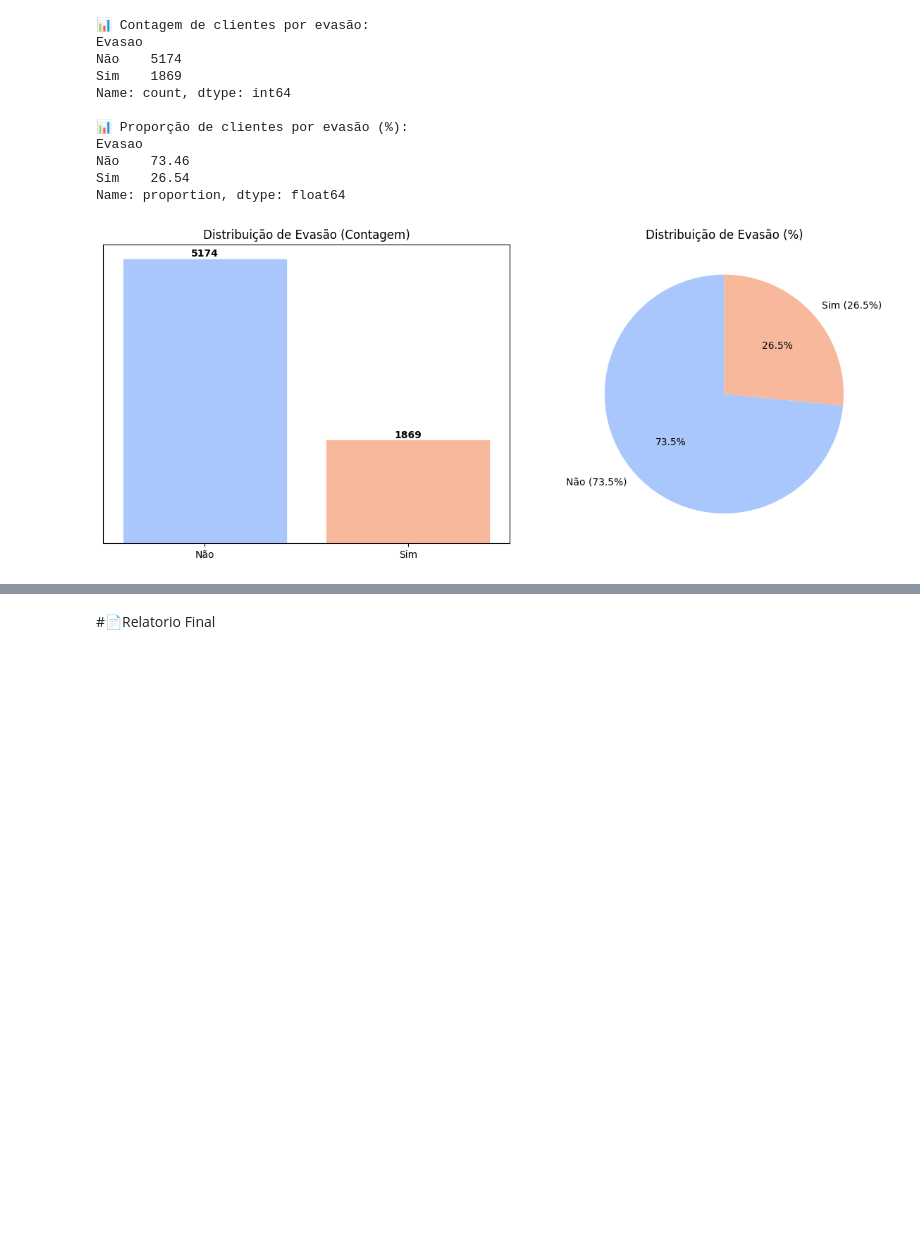
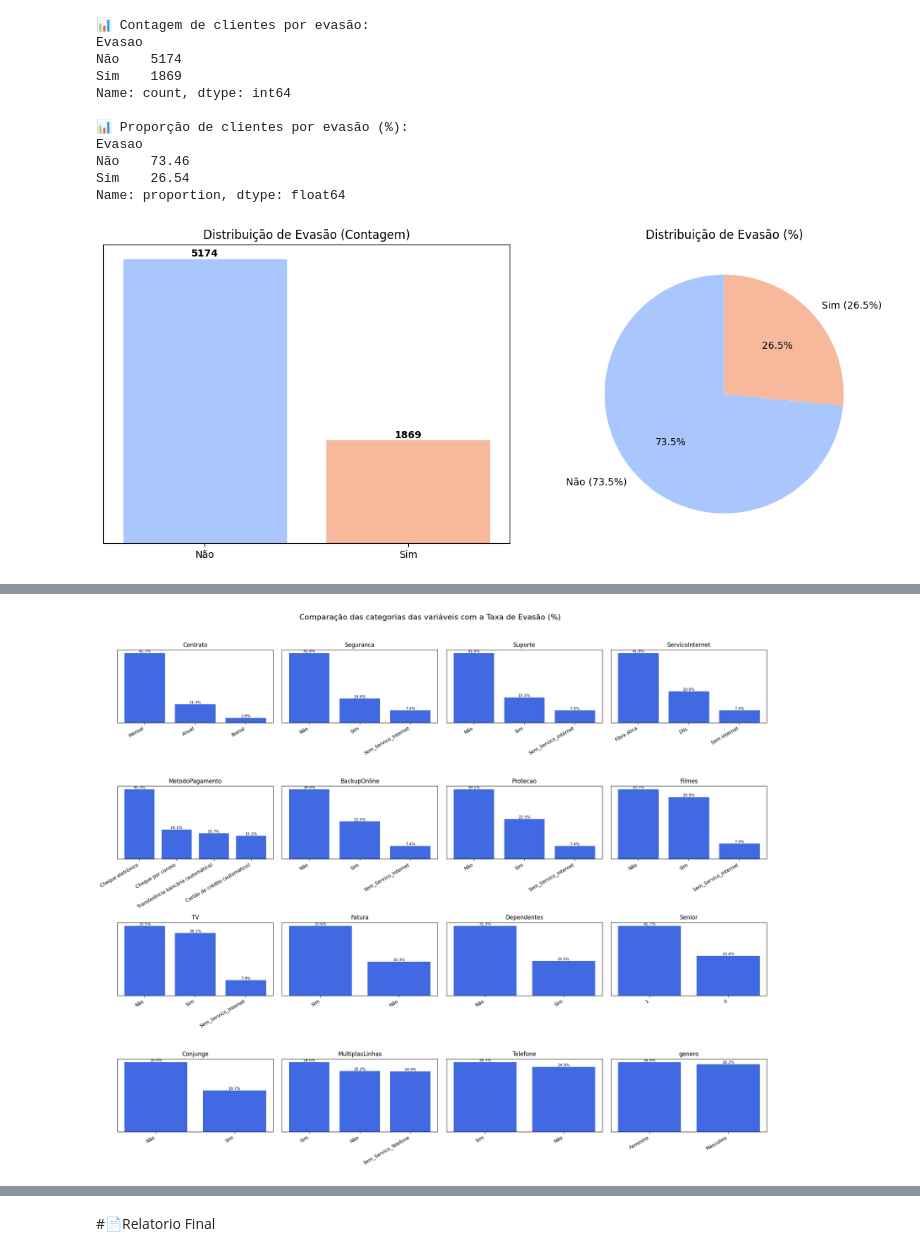
Before and after one commit to alexandregv22/Desafio_TelecomX, a Jupyter notebook: TelecomX_BR.ipynb, the cells around one changed output, grey strips where cells are left out. Drawn from its saved outputs; the diff is of its cells as text; code cells hidden in the pictures; blank space fills up the shorter version.

Commit message:
AlteraçãoGeral

```diff
--- a/TelecomX_BR.ipynb
+++ b/TelecomX_BR.ipynb
@@ -770,0 +636,69 @@ plt.show()
+# %%
+# Lista de variáveis categóricas
+cat_cols = ['Contrato', 'Seguranca', 'Suporte', 'ServicoInternet',
+            'MetodoPagamento', 'BackupOnline', 'Protecao', 'Filmes', 'TV', 'Fatura',
+            'Dependentes', 'Senior', 'Conjunge', 'MultiplasLinhas', 'Telefone', 'genero']
+
+# Inicializa lista de resultados
+results = []
+
+for col in cat_cols:
+    if col in df.columns:
+        # Tabela de contingência
+        table = pd.crosstab(df[col], df['Evasao'])
+        chi2, p, _, _ = chi2_contingency(table)
+        n = table.sum().sum()
+        cramers_v = np.sqrt(chi2 / (n * (min(table.shape)-1)))
+        results.append({'variavel': col, 'cramers_v': cramers_v, 'p_valor_chi2': p})
+
+# Criar DataFrame
+estat_df = pd.DataFrame(results).sort_values(by='cramers_v', ascending=False)
+estat_df
+
+# Select top variables based on Cramer's V
+top_vars = estat_df['variavel'].tolist()  # ou selecionar um subset, ex: estat_df['variavel'].head(5).tolist()
+
+cols_per_row = 4
+rows = math.ceil(len(top_vars) / cols_per_row)
+
+fig, axes = plt.subplots(rows, cols_per_row, figsize=(cols_per_row * 5, rows * 4))
+axes = axes.flatten()
+
+# Título geral da figura
+fig.suptitle("Comparação das categorias das variáveis com a Taxa de Evasão (%)", fontsize=16, y=1.02)
+
+for idx, col in enumerate(top_vars):
+    tmp = resumo_long[resumo_long['variavel'] == col].copy()
+    tmp['categoria'] = tmp['categoria'].astype(str)
+    tmp = tmp.sort_values('taxa_evasao_%', ascending=False)
+
+    ax = axes[idx]
+    ax.bar(range(len(tmp)), tmp['taxa_evasao_%'], color='royalblue')
+
+    # Título individual simplificado
+    ax.set_title(f"{col}", fontsize=12)
+
+    # Remove ticks e label do eixo y
+    ax.set_yticks([])
+    ax.set_ylabel('')
+
+    # Corrige os ticks do eixo x
+    ax.set_xticks(range(len(tmp)))
+    ax.set_xticklabels(tmp['categoria'], rotation=30, ha='right')
+
+    # Remove label do eixo x
+    ax.set_xlabel('')
+
+    # Acrescenta valores acima das barras
+    for i, v in enumerate(tmp['taxa_evasao_%']):
+        if pd.notna(v):
+            ax.text(i, v, f"{v:.1f}%", ha='center', va='bottom', fontsize=8)
+
+# Remove eixos extras se houver
+for j in range(idx + 1, len(axes)):
+    fig.delaxes(axes[j])
+
+plt.tight_layout()
+plt.show()
+# %% [output]
+[figure, added]
```
Also changed, not shown: parts of 32 cells of this notebook, 1 other file.
